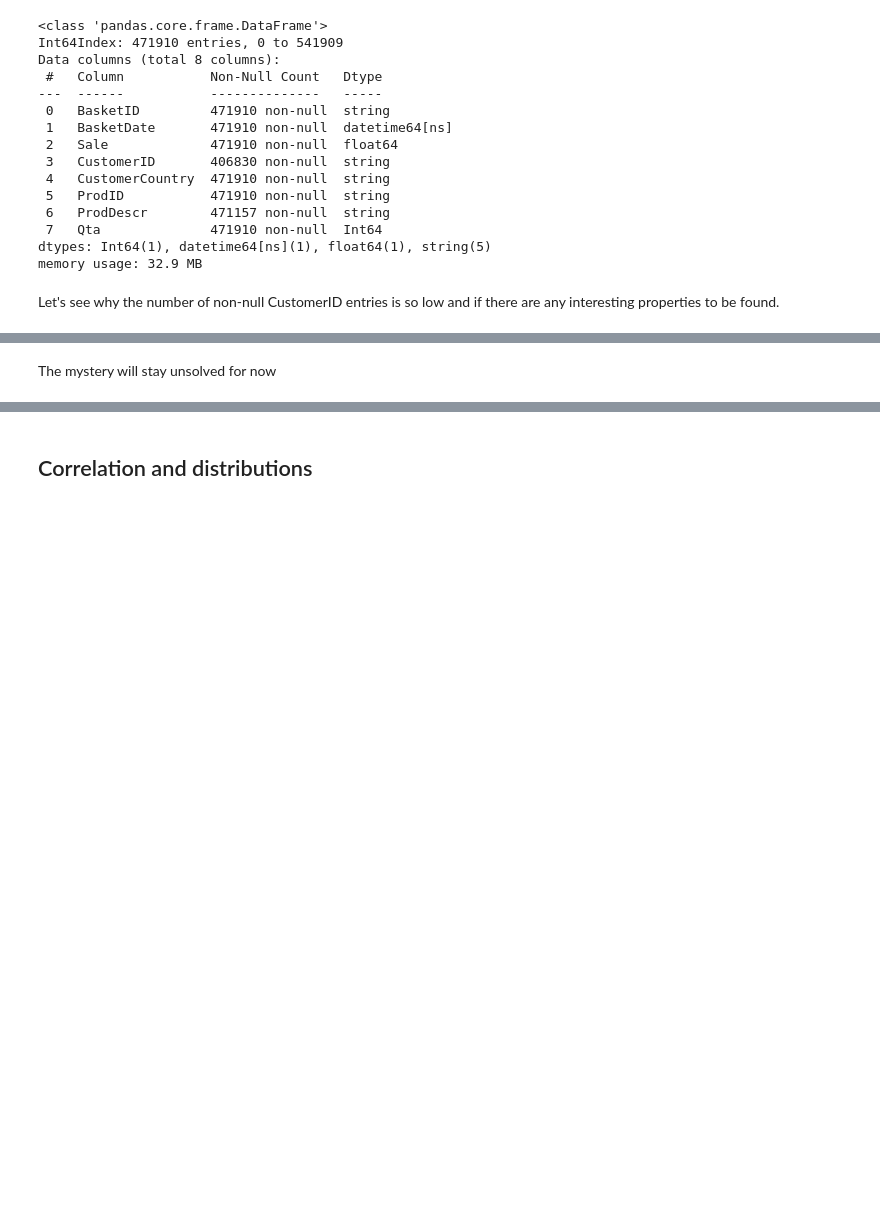
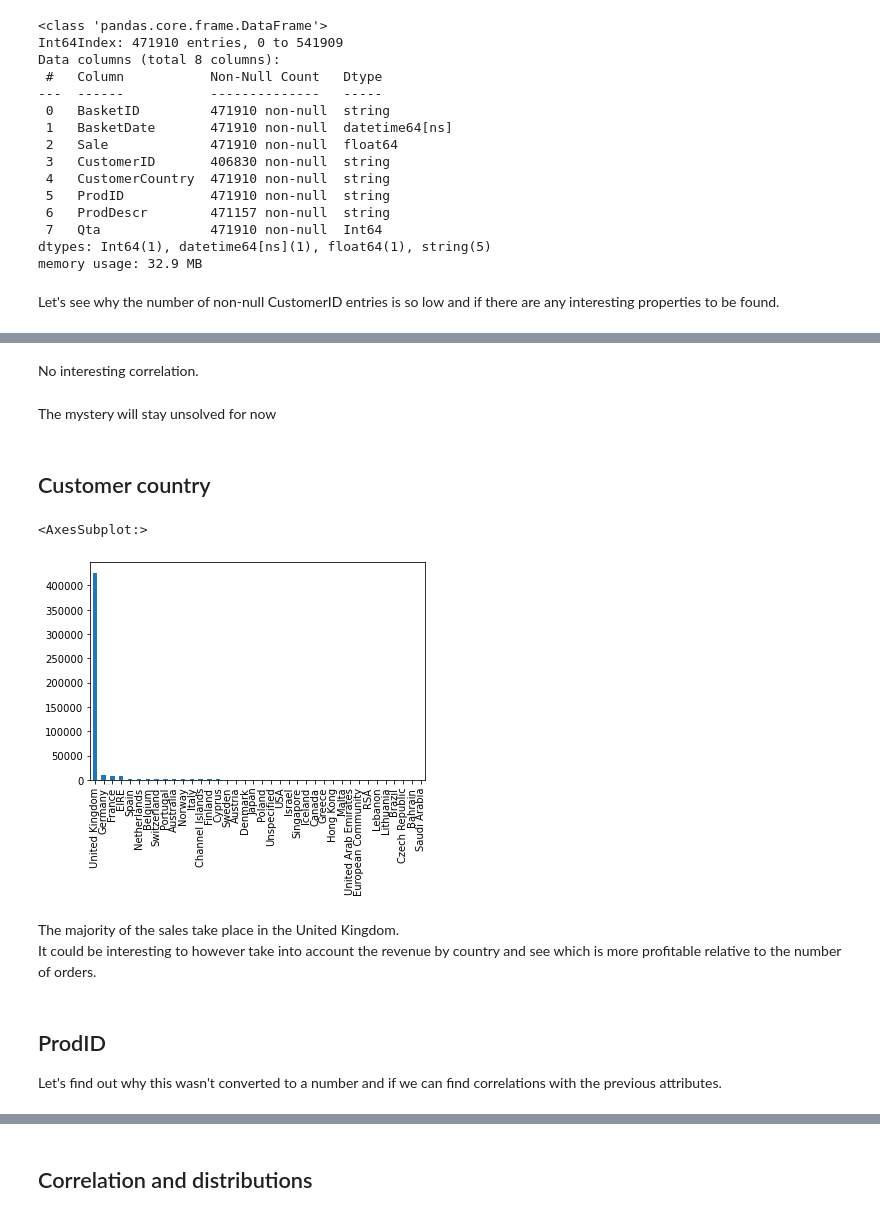
Before and after one commit to adettori/Data-Mining-DM-2020-project, a Jupyter notebook: dm2020-project-notebook.ipynb, the cells around one changed output, grey strips where cells are left out. Saved outputs shown, nothing was run; the diff lists cells and outputs as text; code cells hidden in the pictures; blank space fills up the shorter version.

```diff
--- a/dm2020-project-notebook.ipynb
+++ b/dm2020-project-notebook.ipynb
@@ -331,3 +433,5 @@ null_customer
+# %% [markdown]
+No interesting correlation.
 # %%
 #for v in null_customer.BasketID.unique():
 #    test = df.loc[df["BasketID"] == v].loc[lambda i: i["CustomerID"].notna()]
@@ -337,3 +441,16 @@ null_customer
 #non-NaN with same BasketID as the ones that have CustomerID NaN
 # %% [markdown]
 The mystery will stay unsolved for now
+# %% [markdown]
+## Customer country
+# %%
+df["CustomerCountry"].value_counts().plot(kind='bar')
+# %% [output]
+<AxesSubplot:>
+[figure, added]
+# %% [markdown]
+The majority of the sales take place in the United Kingdom.
+It could be interesting to however take into account the revenue by country and see which is more profitable relative to the number of orders.
+# %% [markdown]
+## ProdID
+Let's find out why this wasn't converted to a number and if we can find correlations with the previous attributes.
```
Also changed, not shown: parts of 23 cells of this notebook.
